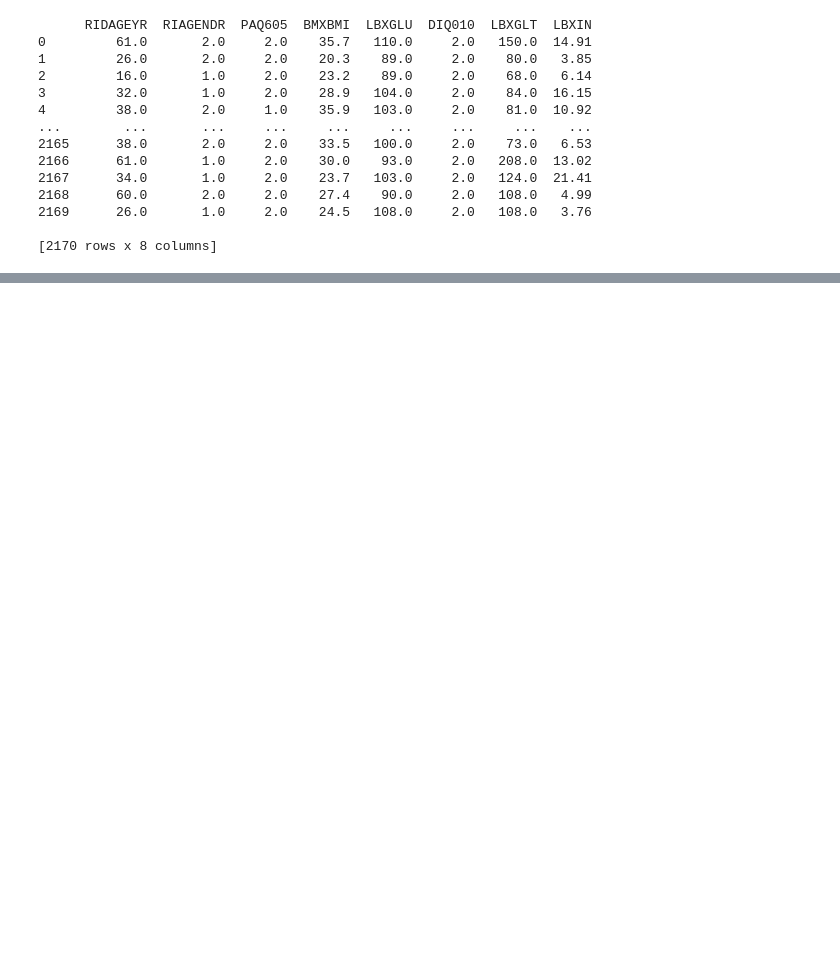
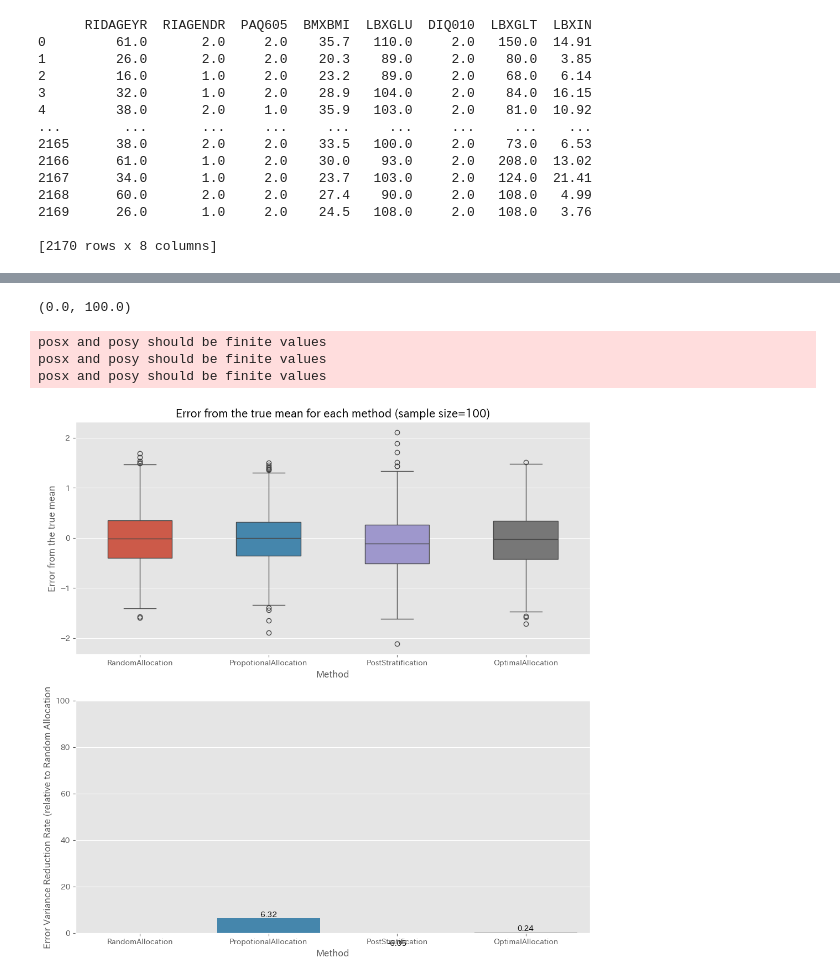
Before and after one commit to Monketu/ABtesting, a Jupyter notebook: notebook/Wrapper実装.ipynb, the cells around one changed output, grey strips where cells are left out. Saved outputs shown, nothing was run; the diff lists cells and outputs as text; code cells hidden in the pictures; blank space fills up the shorter version.

```diff
--- a/notebook/Wrapper実装.ipynb
+++ b/notebook/Wrapper実装.ipynb
@@ -349,0 +303,18 @@ Selected features indices: [1 0 2]
+# %%
+class PropotionalAllocation(BaseAllocation):
+    def solve(self, X: NDArray, y: NDArray) -> NDArray:
+        """各クラスタ数に比例した標本数で分割する"""
+        n: NDArray = np.round(self.N / self.N.sum() * self.n_samples).astype(int)
+
+        if n.sum() > self.n_samples:
+            # nの合計がn_samplesより大きい場合は一番標本数が多いクラスタから削る
+            n[np.argmax(n)] -= n.sum() - self.n_samples
+
+        return n
+# %%
+class PostStratification(BaseAllocation):
+    def solve(self, X: NDArray, y: NDArray) -> NDArray:
+        """ランダムにn_samplesの標本を選択する"""
+        n = np.array([self.n_samples])
+
+        return n  # （例）n=[標本サイズ]
@@ -349,0 +485,61 @@ Selected features indices: [1 0 2]
+# %%
+import matplotlib.pyplot as plt
+import seaborn as sns
+
+axes: list[plt.Axes]
+fig, axes = plt.subplots(2, 1, figsize=(12, 6 * 2))
+
+# 箱ひげ図で誤差の分布を比較
+y_hat_df = pd.DataFrame(y_hats)
+y_hat_df["error"] = (
+    y_hat_df["y_hat"] - y.mean()
+)  # 真の平均からの誤差をerrorカラムに追加
+sns.boxplot(
+    data=y_hat_df,
+    y="error",
+    x="policy",
+    hue="policy",
+    ax=axes[0],
+    linewidth=1,
+    width=0.5,
+)
+axes[0].set_title(
+    "Error from the true mean for each method (sample size={})".format(N_SAMPLES)
+)
+axes[0].set_ylabel("Error from the true mean")
+axes[0].set_xlabel("Method")
+
+# 棒グラフでRandomAllocationに対する誤差分散削減率を比較
+# random_allocationの誤差分散
+random_allocation_std = y_hat_df[y_hat_df["policy"] == "RandomAllocation"][
+    "error"
+].var()
+# random_allocation以外の誤差分散
+non_random_allocation_std = (
+    y_hat_df[y_hat_df["policy"] != "RandomAllocation"].groupby("policy")["error"].var()
+)
+reduction_rate = (
+    1 - non_random_allocation_std / random_allocation_std
+) * 100  # 削減率 (%)
+## policyの順番をpoliciesの順番に調整
+reduction_rate = reduction_rate.reindex(
+    [policy.__class__.__name__ for policy in policies]
+)
+sns.barplot(
+    x=reduction_rate.index,
+    y=reduction_rate.values,
+    ax=axes[1],
+    hue=reduction_rate.index,
+)
+# 棒グラフの上に値を表示
+for i, v in enumerate(reduction_rate.values):
+    axes[1].text(i, v, f"{v:.2f}", ha="center", va="bottom")
+axes[1].set_ylabel("Error Variance Reduction Rate (relative to Random Allocation")
+axes[1].set_xlabel("Method")
+axes[1].set_ylim(0, 100)
+# %% [output]
+(0.0, 100.0)
+posx and posy should be finite values
+posx and posy should be finite values
+posx and posy should be finite values
+[figure, added]
```
Also changed, not shown: parts of 14 cells of this notebook, 1 other file.
